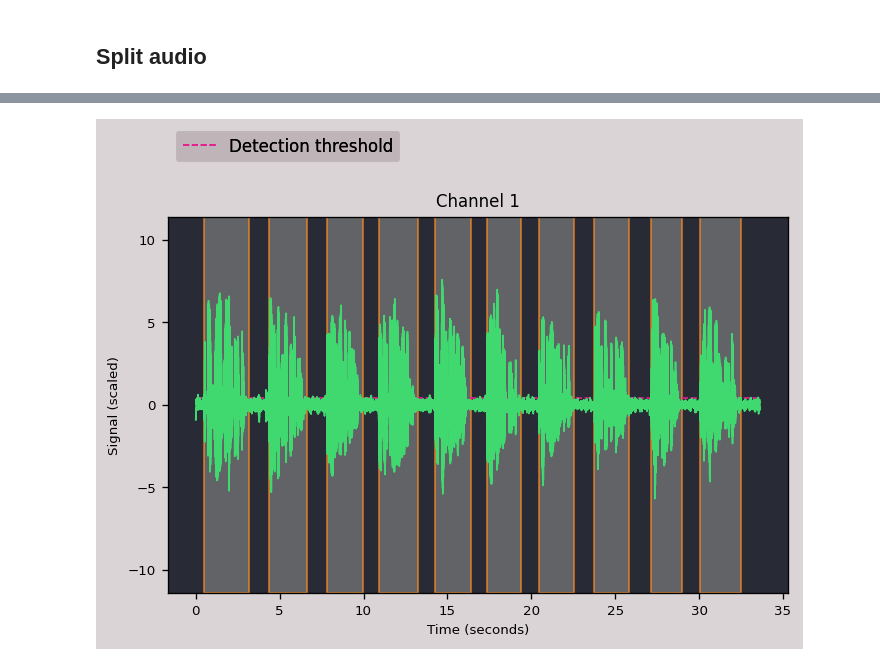
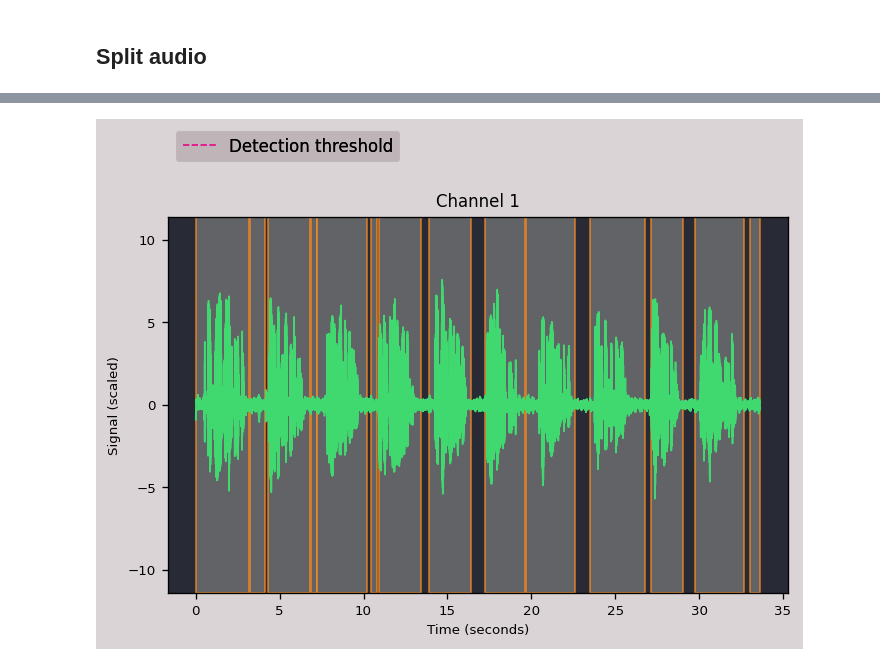
Before and after one commit to parledoct/notebooks, a Jupyter notebook: vad_auditok_tutorial.ipynb, the cells around one changed output, grey strips where cells are left out. Saved outputs shown, nothing was run; the diff lists cells and outputs as text; code cells hidden in the pictures.

```diff
--- a/vad_auditok_tutorial.ipynb
+++ b/vad_auditok_tutorial.ipynb
@@ -47,4 +58,4 @@ librosa.display.waveplot(recording.samples, sr=recording.sampling_rate)
 # %%
-audio_regions = recording.split_and_plot(energy_threshold=55)
+audio_regions_e50 = recording.split_and_plot(energy_threshold=50)
 # %% [output]
-[figure, old version]
+[figure, new version]
```
Also changed, not shown: parts of 11 cells of this notebook.
